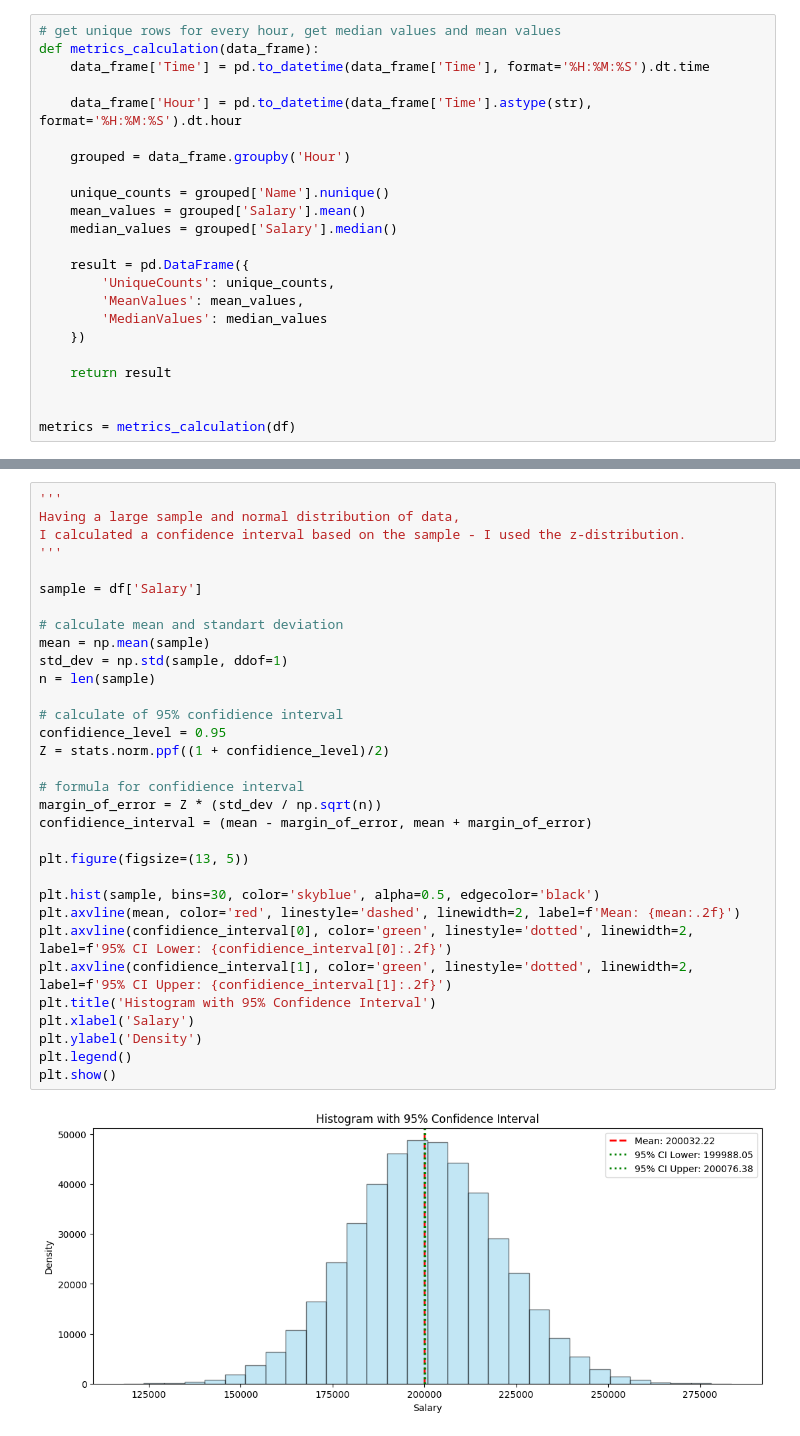
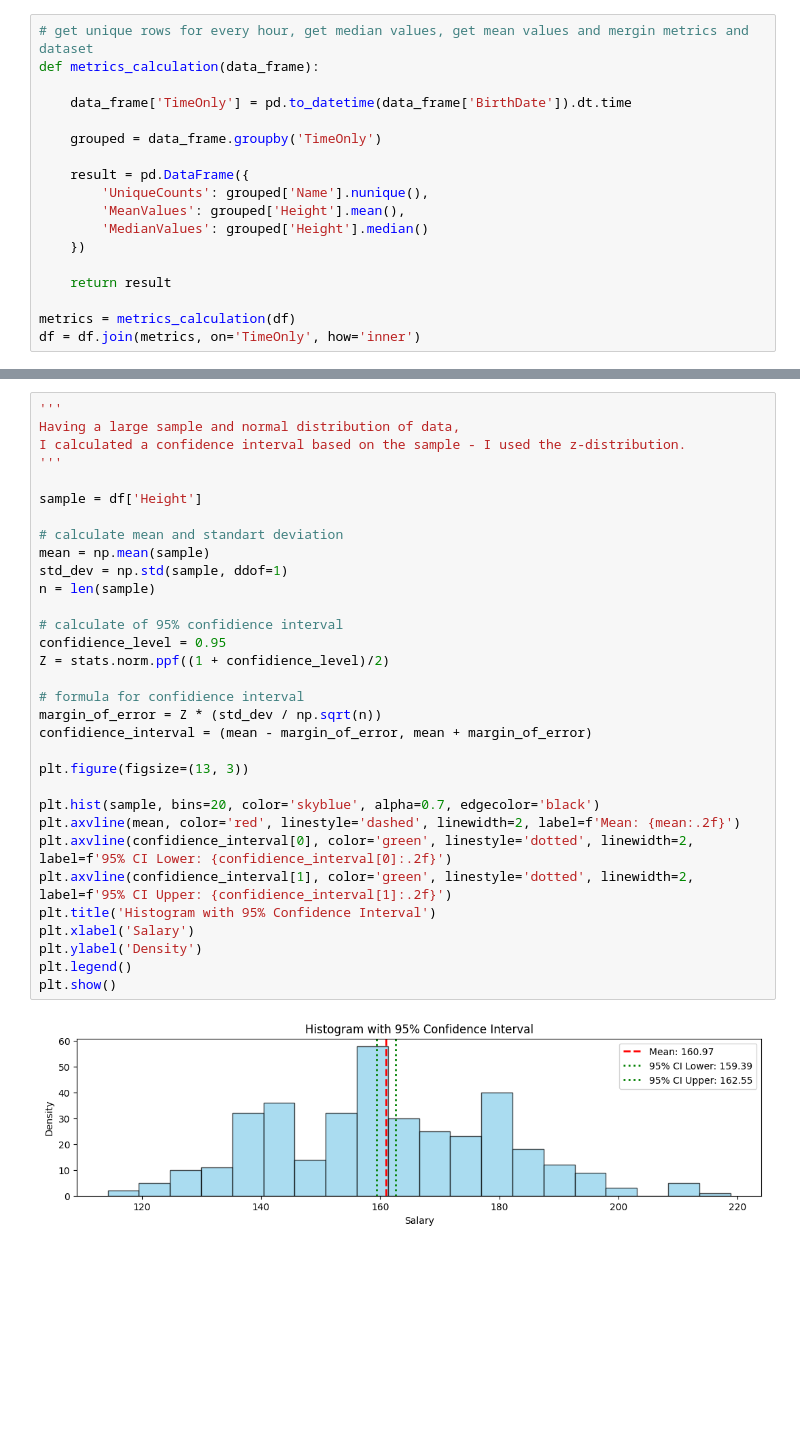
Before and after one commit to Alexandr1123212545/test_task_v1, a Jupyter notebook: main.ipynb, the cells around one changed output, grey strips where cells are left out. Drawn from its saved outputs; the diff is of its cells as text; blank space fills up the shorter version.

Commit message:
change dataset

```diff
--- a/main.ipynb
+++ b/main.ipynb
@@ -53,25 +53,20 @@ df = remove_empty_strings(df)
 df = remove_duplicates(df)
 df = remove_by_time(df)
 # %%
-# get unique rows for every hour, get median values and mean values
+# get unique rows for every hour, get median values, get mean values and mergin metrics and dataset
 def metrics_calculation(data_frame):
-    data_frame['Time'] = pd.to_datetime(data_frame['Time'], format='%H:%M:%S').dt.time
 
-    data_frame['Hour'] = pd.to_datetime(data_frame['Time'].astype(str), format='%H:%M:%S').dt.hour
+    data_frame['TimeOnly'] = pd.to_datetime(data_frame['BirthDate']).dt.time
 
-    grouped = data_frame.groupby('Hour')
-
-    unique_counts = grouped['Name'].nunique()
-    mean_values = grouped['Salary'].mean()
-    median_values = grouped['Salary'].median()
+    grouped = data_frame.groupby('TimeOnly')
 
     result = pd.DataFrame({
-        'UniqueCounts': unique_counts,
-        'MeanValues': mean_values,
-        'MedianValues': median_values
+        'UniqueCounts': grouped['Name'].nunique(),
+        'MeanValues': grouped['Height'].mean(),
+        'MedianValues': grouped['Height'].median()
     })
 
     return result
 
-
 metrics = metrics_calculation(df)
+df = df.join(metrics, on='TimeOnly', how='inner')
@@ -81,37 +73,37 @@ merged_data_frame = pd.merge(df, metrics, on='Hour', how='outer')
 # %%
 '''
 Having a large sample and normal distribution of data,
 I calculated a confidence interval based on the sample - I used the z-distribution.
 '''
 
-sample = df['Salary']
+sample = df['Height']
 
 # calculate mean and standart deviation
 mean = np.mean(sample)
 std_dev = np.std(sample, ddof=1)
 n = len(sample)
 
 # calculate of 95% confidience interval
 confidience_level = 0.95
 Z = stats.norm.ppf((1 + confidience_level)/2)
 
 # formula for confidience interval
 margin_of_error = Z * (std_dev / np.sqrt(n))
 confidience_interval = (mean - margin_of_error, mean + margin_of_error)
 
-plt.figure(figsize=(13, 5))
+plt.figure(figsize=(13, 3))
 
-plt.hist(sample, bins=30, color='skyblue', alpha=0.5, edgecolor='black')
+plt.hist(sample, bins=20, color='skyblue', alpha=0.7, edgecolor='black')
 plt.axvline(mean, color='red', linestyle='dashed', linewidth=2, label=f'Mean: {mean:.2f}')
 plt.axvline(confidience_interval[0], color='green', linestyle='dotted', linewidth=2, label=f'95% CI Lower: {confidience_interval[0]:.2f}')
 plt.axvline(confidience_interval[1], color='green', linestyle='dotted', linewidth=2, label=f'95% CI Upper: {confidience_interval[1]:.2f}')
 plt.title('Histogram with 95% Confidence Interval')
 plt.xlabel('Salary')
 plt.ylabel('Density')
 plt.legend()
 plt.show()
 # %% [output]
-[figure, old version]
+[figure, new version]
 # %%
 df['BirthDate'] = pd.to_datetime(df['BirthDate'])
 df['month'] = df['BirthDate'].dt.month
```
Also changed, not shown: parts of 6 cells of this notebook, 1 other file.
